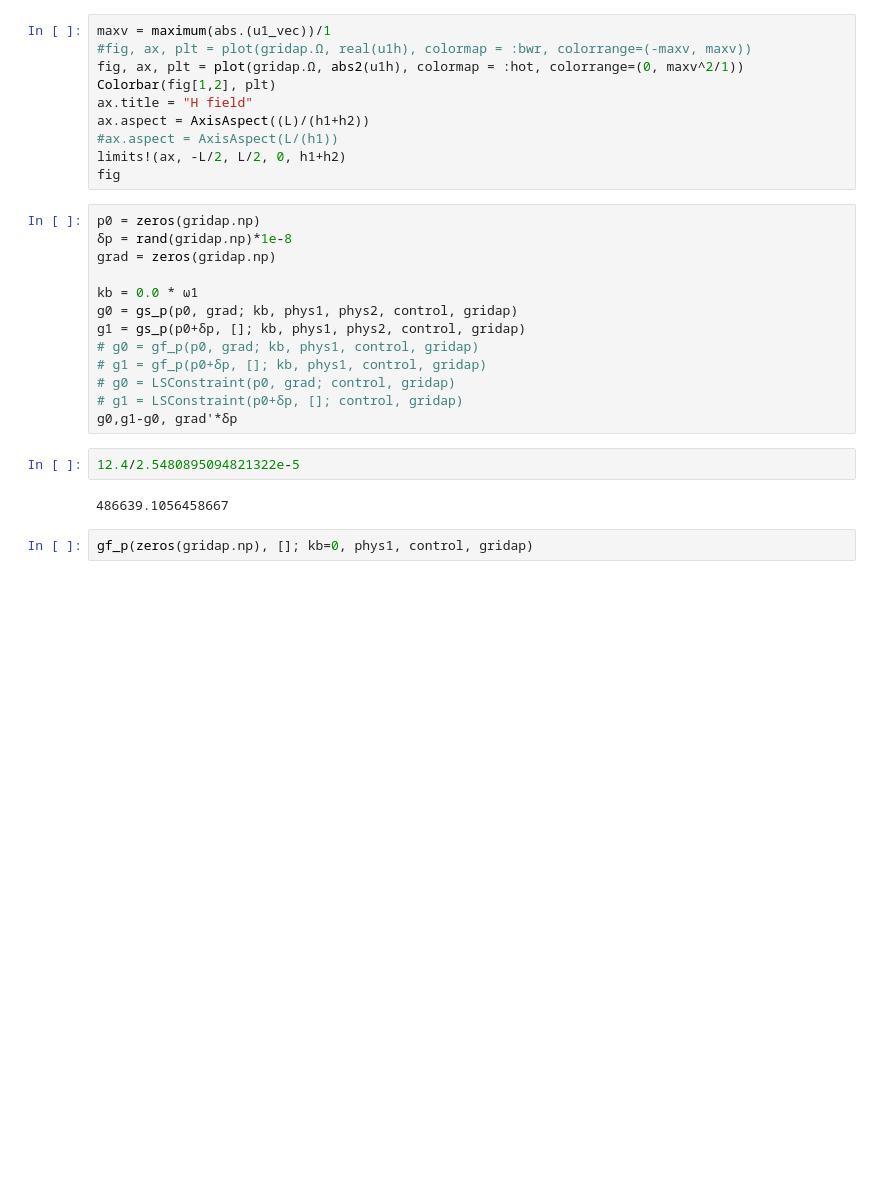
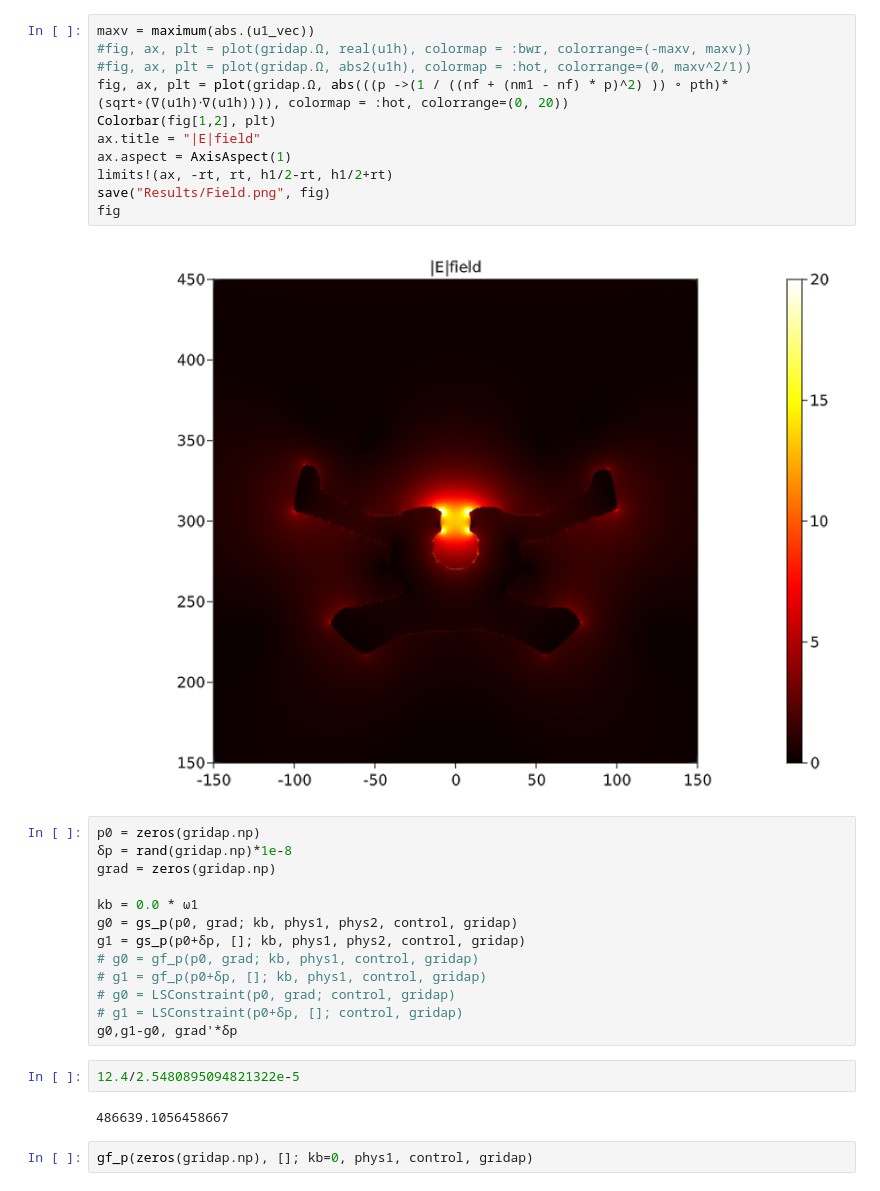
Before and after one commit to WenjieYao/RamanInFluid, a Jupyter notebook: Main_validate_single.ipynb, the cells around one changed output. Drawn from its saved outputs; the diff is of its cells as text; blank space fills up the shorter version.

```diff
--- a/Main_validate_single.ipynb
+++ b/Main_validate_single.ipynb
@@ -244,13 +298,16 @@ fig
 # %%
-maxv = maximum(abs.(u1_vec))/1
+maxv = maximum(abs.(u1_vec))
 #fig, ax, plt = plot(gridap.Ω, real(u1h), colormap = :bwr, colorrange=(-maxv, maxv))
-fig, ax, plt = plot(gridap.Ω, abs2(u1h), colormap = :hot, colorrange=(0, maxv^2/1))
+#fig, ax, plt = plot(gridap.Ω, abs2(u1h), colormap = :hot, colorrange=(0, maxv^2/1))
+fig, ax, plt = plot(gridap.Ω, abs(((p ->(1 / ((nf + (nm1 - nf) * p)^2) )) ∘ pth)*(sqrt∘(∇(u1h)⋅∇(u1h)))), colormap = :hot, colorrange=(0, 20))
 Colorbar(fig[1,2], plt)
-ax.title = "H field"
-ax.aspect = AxisAspect((L)/(h1+h2))
-#ax.aspect = AxisAspect(L/(h1))
-limits!(ax, -L/2, L/2, 0, h1+h2)
+ax.title = "|E|field"
+ax.aspect = AxisAspect(1)
+limits!(ax, -rt, rt, h1/2-rt, h1/2+rt)
+save("Results/Field.png", fig)
 fig
+# %% [output]
+[figure, added]
 # %%
 p0 = zeros(gridap.np)
 δp = rand(gridap.np)*1e-8
```
Also changed, not shown: parts of 12 cells of this notebook, 18 other files.
